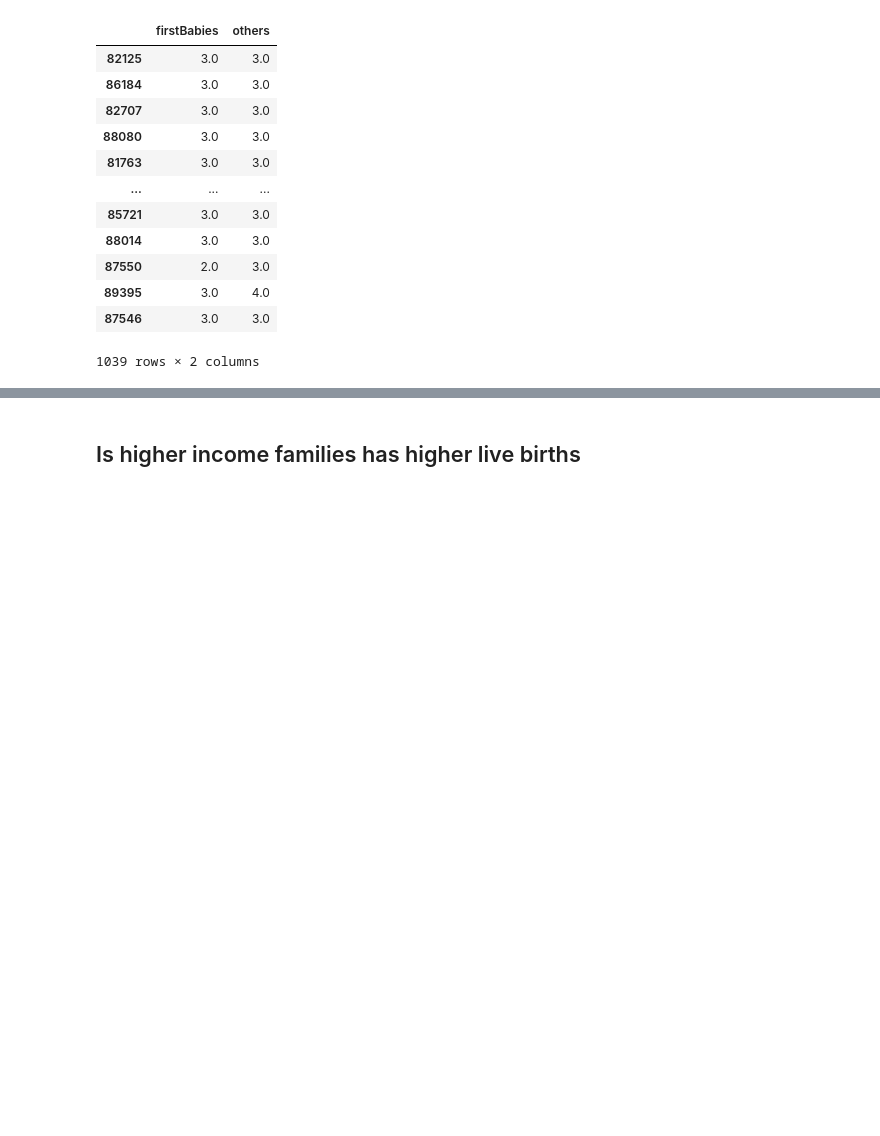
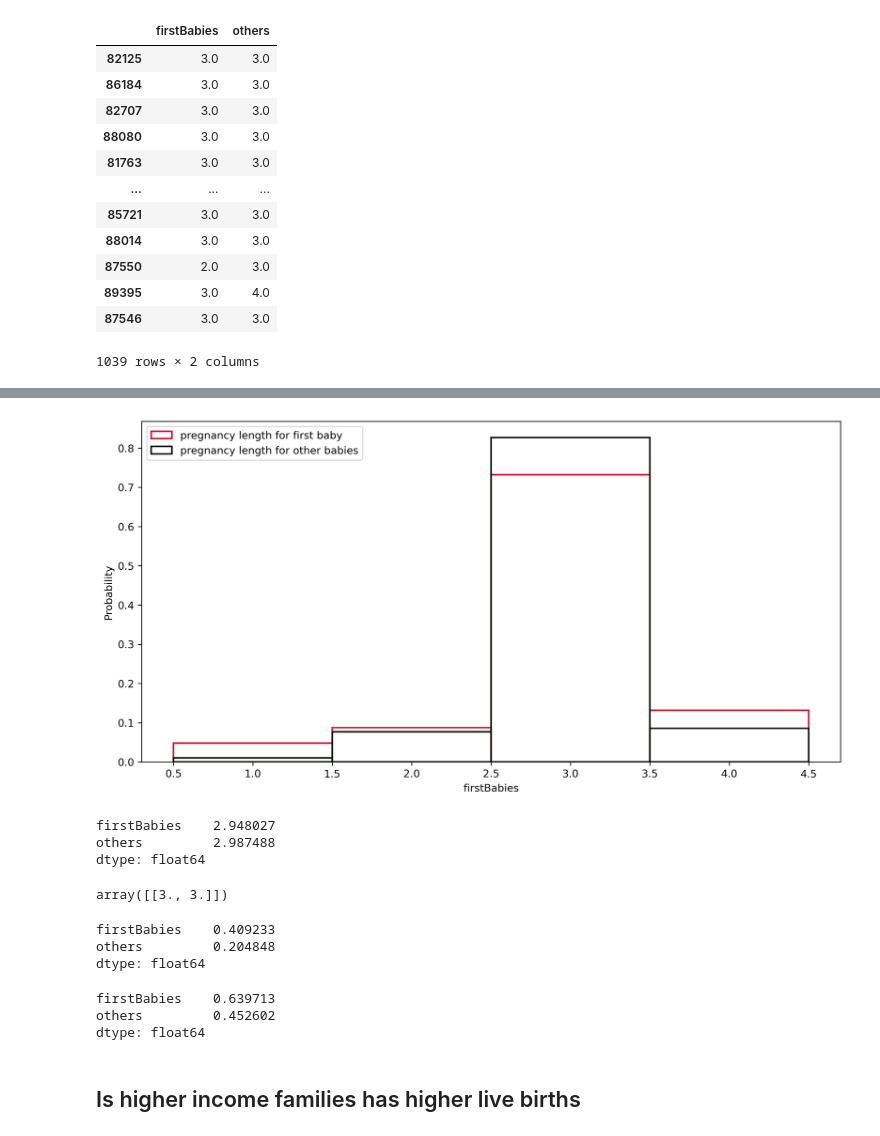
Before and after one commit to ashen007/National-Survey-of-Family-Growth, a Jupyter notebook: National Survey of Family Growth/Notebooks/pregnancy.ipynb, the cells around one changed output, grey strips where cells are left out. Saved outputs shown, nothing was run; the diff lists cells and outputs as text; code cells hidden in the pictures; blank space fills up the shorter version.

```diff
--- a/National Survey of Family Growth/Notebooks/pregnancy.ipynb
+++ b/National Survey of Family Growth/Notebooks/pregnancy.ipynb
@@ -543,3 +570,43 @@ preg_len
+# %%
+graphing.create_figure([12, 6], 300)
+preg_len_same_mom.hist(x='firstBabies',
+                       stat='probability',
+                       color='#D9042B',
+                       discrete=True,
+                       fill=False,
+                       label="pregnancy length for first baby")
+preg_len_same_mom.hist(x='others',
+                       stat='probability',
+                       color='#010D00',
+                       discrete=True,
+                       fill=False,
+                       label="pregnancy length for other babies")
+plt.legend()
+graphing.show()
+# %% [output]
+[figure, added]
+# %%
+preg_len_same_mom_summery.mean()
+# %% [output]
+firstBabies    2.948027
+others         2.987488
+dtype: float64
+# %%
+preg_len_same_mom_summery.mode()
+# %% [output]
+array([[3., 3.]])
+# %%
+preg_len_same_mom_summery.variance()
+# %% [output]
+firstBabies    0.409233
+others         0.204848
+dtype: float64
+# %%
+preg_len_same_mom_summery.standard_deviation()
+# %% [output]
+firstBabies    0.639713
+others         0.452602
+dtype: float64
 # %% [markdown]
 ## Is higher income families has higher live births
 # %% [markdown]
```
Also changed, not shown: parts of 3 cells of this notebook.
